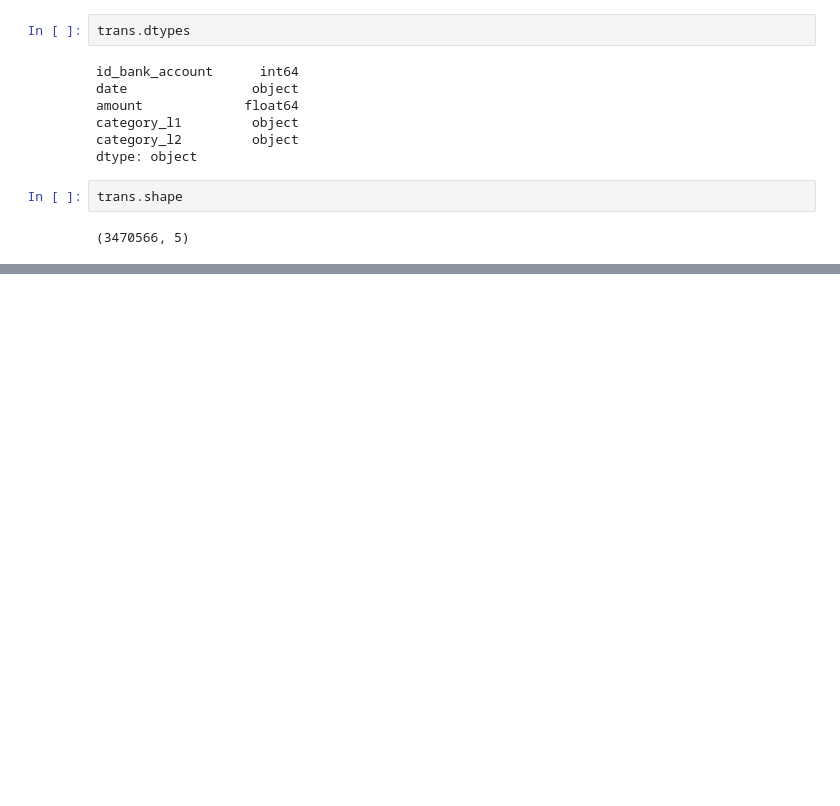
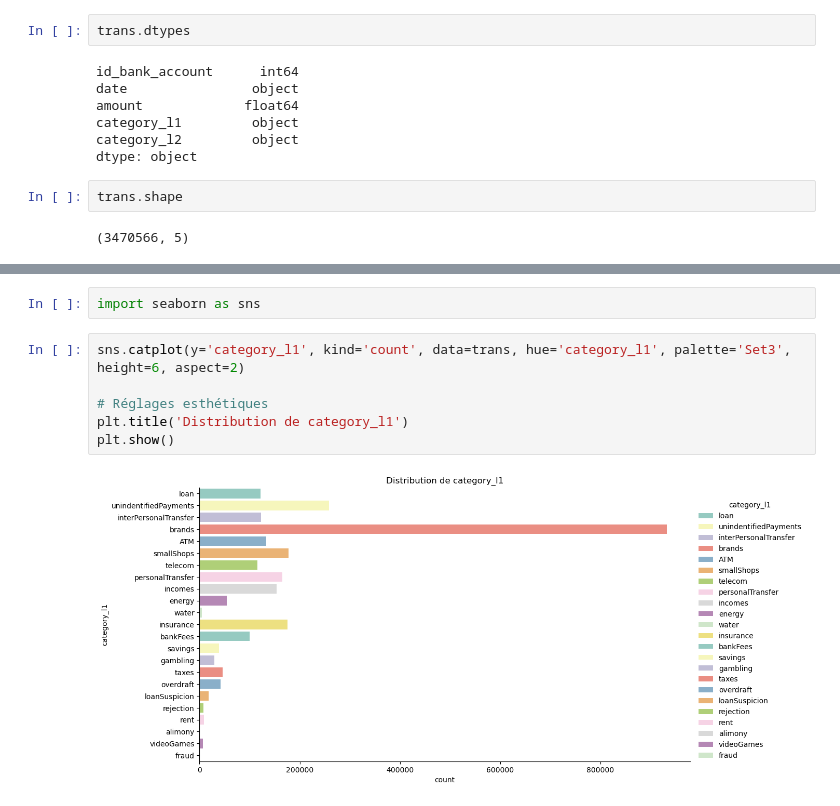
Before and after one commit to rouaabl/Projet-construction-d-un-score-d-octroi, a Jupyter notebook: start.ipynb, the cells around one changed output, grey strips where cells are left out. Drawn from its saved outputs; the diff is of its cells as text; blank space fills up the shorter version.

```diff
--- a/start.ipynb
+++ b/start.ipynb
@@ -41,0 +60,10 @@ trans.shape
+# %%
+import seaborn as sns
+# %%
+sns.catplot(y='category_l1', kind='count', data=trans, hue='category_l1', palette='Set3', height=6, aspect=2)
+
+# Réglages esthétiques
+plt.title('Distribution de category_l1')
+plt.show()
+# %% [output]
+[figure, added]
```
Also changed, not shown: parts of 7 cells of this notebook.
